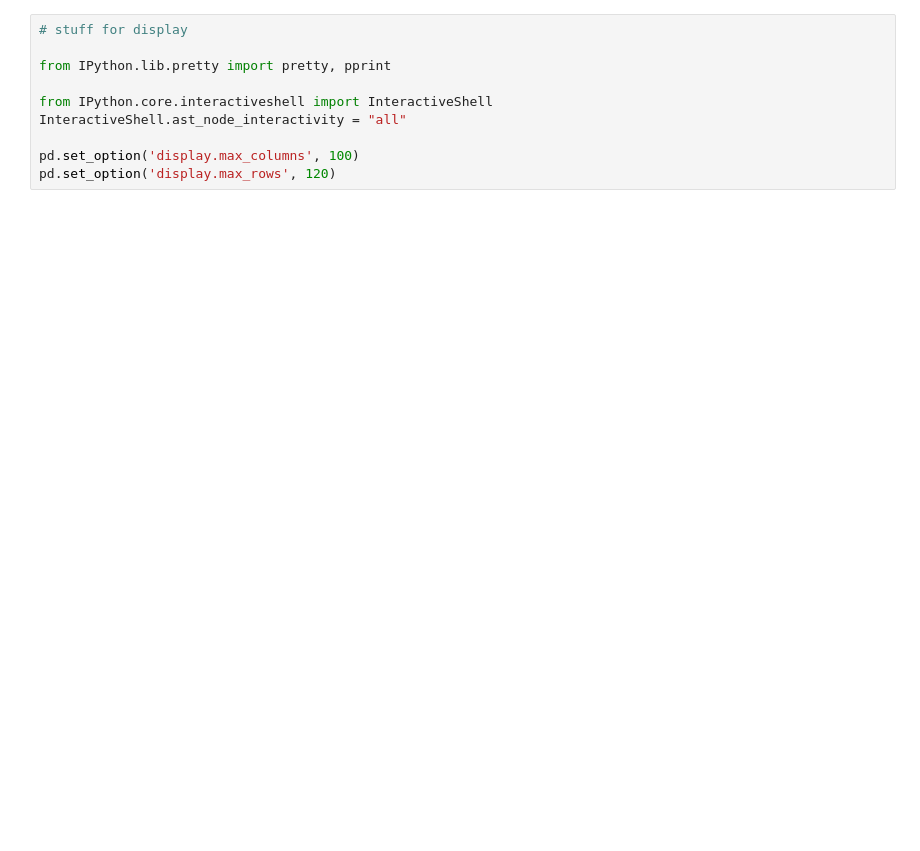
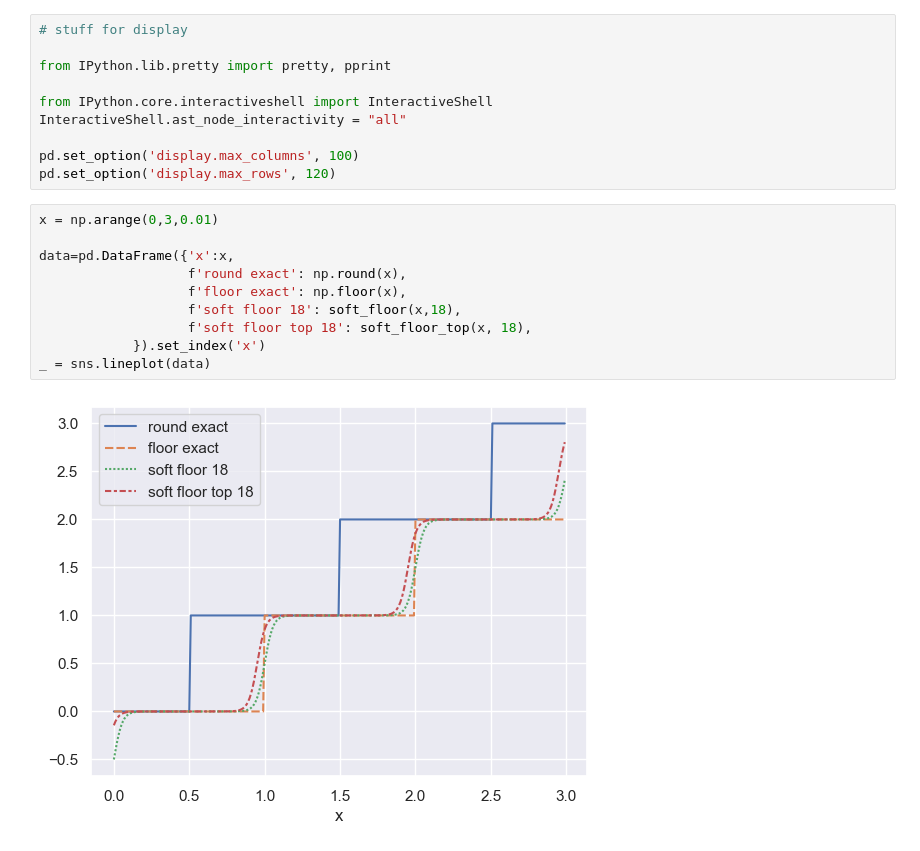
Before and after one commit to jeancroy/RP-fit, a Jupyter notebook: soft_round.ipynb, the cells around one changed output. Cells and saved outputs as stored; diff of their text form; blank space fills up the shorter version.

```diff
--- a/soft_round.ipynb
+++ b/soft_round.ipynb
@@ -25,3 +25,15 @@ InteractiveShell.ast_node_interactivity = "all"
 
 pd.set_option('display.max_columns', 100)
 pd.set_option('display.max_rows', 120)
+# %%
+x = np.arange(0,3,0.01)
+
+data=pd.DataFrame({'x':x,
+                   f'round exact': np.round(x),
+                   f'floor exact': np.floor(x),
+                   f'soft floor 18': soft_floor(x,18),
+                   f'soft floor top 18': soft_floor_top(x, 18),
+            }).set_index('x')
+_ = sns.lineplot(data)
+# %% [output]
+[figure, added]
```
Also changed, not shown: parts of 5 cells of this notebook, 15 other files.
